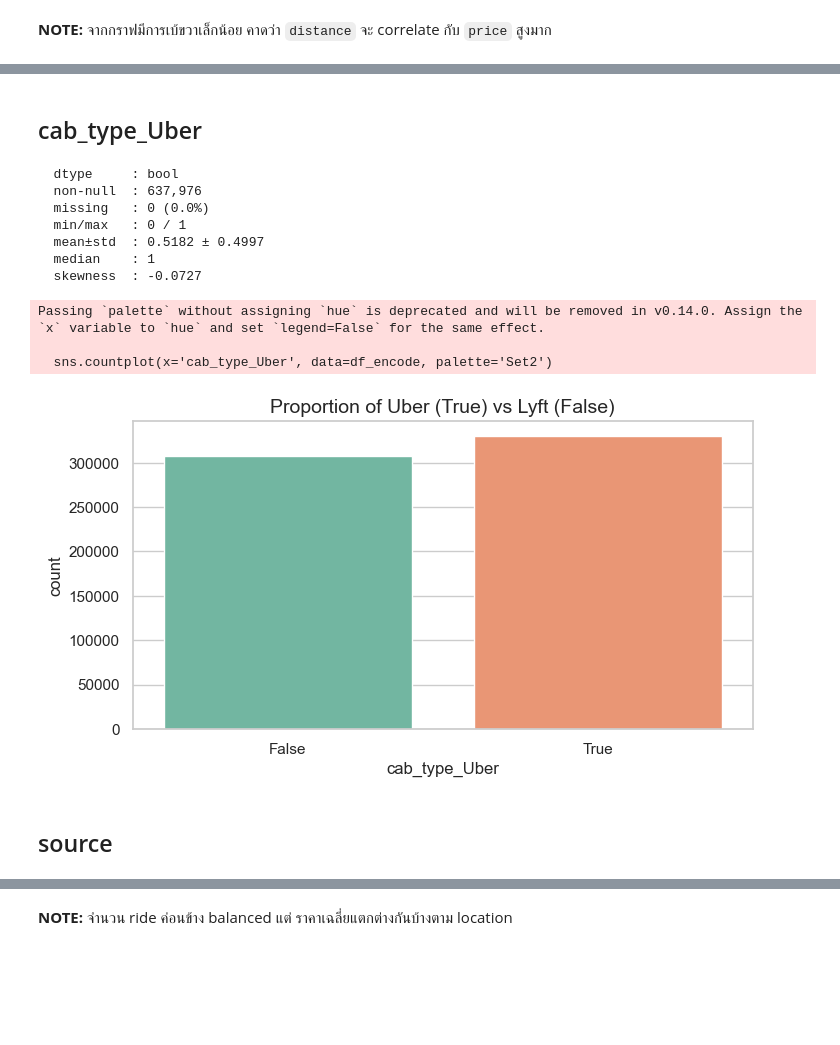
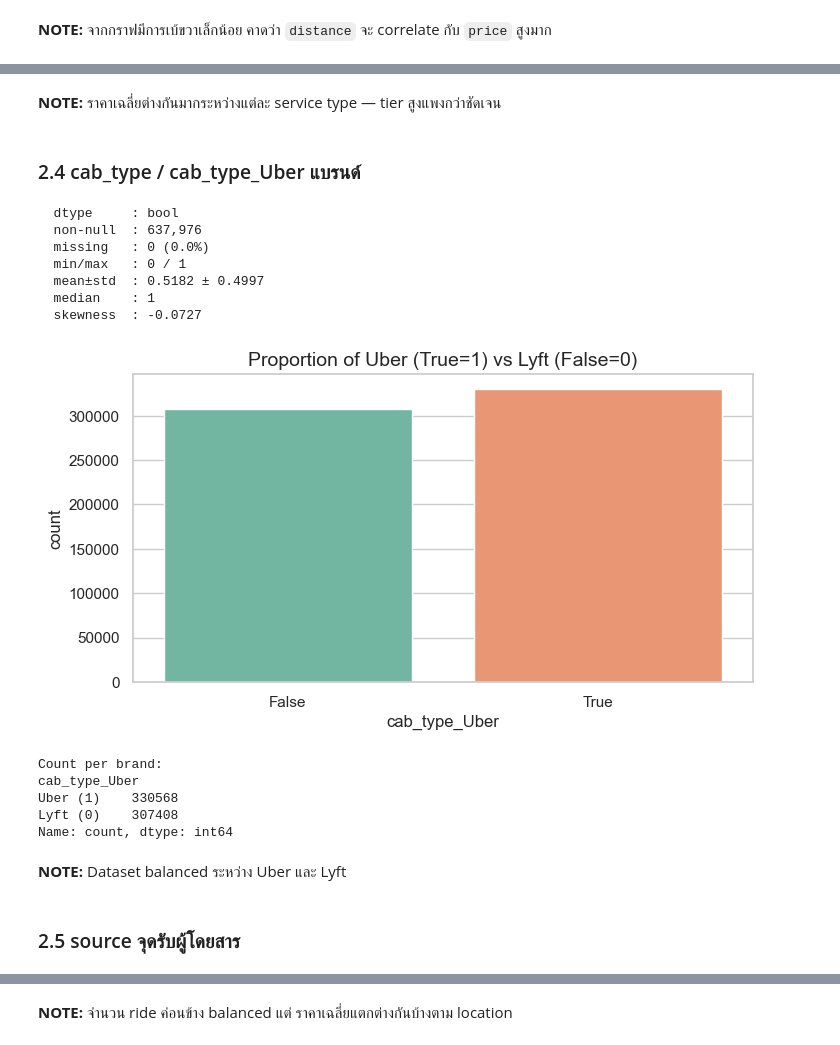
Before and after one commit to Bobbie-CPE38/cpe232-final-project, a Jupyter notebook: notebooks/eda_univariate.ipynb, the cells around one changed output, grey strips where cells are left out. Cells and saved outputs as stored; diff of their text form; code cells hidden in the pictures; blank space fills up the shorter version.

```diff
--- a/notebooks/eda_univariate.ipynb
+++ b/notebooks/eda_univariate.ipynb
@@ -150,5 +207,7 @@ Passing `palette` without assigning `hue` is deprecated and will be removed in v
+# %% [markdown]
+**NOTE:** ราคาเฉลี่ยต่างกันมากระหว่างแต่ละ service type — tier สูงแพงกว่าชัดเจน
 # %% [markdown]
-## cab_type_Uber
+### 2.4 cab_type / cab_type_Uber  แบรนด์
 # %%
 quick_summary('cab_type_Uber',df_encode)
 # %% [output]
@@ -162,15 +221,24 @@ quick_summary('cab_type_Uber',df_encode)
 # %%
 plt.figure(figsize=(8, 4))
 sns.countplot(x='cab_type_Uber', data=df_encode, palette='Set2')
-plt.title('Proportion of Uber (True) vs Lyft (False)')
+plt.title('Proportion of Uber (True=1) vs Lyft (False=0)')
+plt.xlabel('cab_type_Uber')
 plt.show()
+
+print("Count per brand:")
+vc = df_encode['cab_type_Uber'].value_counts()
+print(vc.rename({1: 'Uber (1)', 0: 'Lyft (0)'}))
 # %% [output]
+[figure, new version]
-Passing `palette` without assigning `hue` is deprecated and will be removed in v0.14.0. Assign the `x` variable to `hue` and set `legend=False` for the same effect.
-
-  sns.countplot(x='cab_type_Uber', data=df_encode, palette='Set2')
+Count per brand:
+cab_type_Uber
+Uber (1)    330568
+Lyft (0)    307408
+Name: count, dtype: int64
-[figure, old version]
+# %% [markdown]
+**NOTE:** Dataset balanced ระหว่าง Uber และ Lyft
 # %% [markdown]
-## source
+### 2.5 source จุดรับผู้โดยสาร
 # %%
 quick_summary('source')
 # %% [output]
```
Also changed, not shown: parts of 76 cells of this notebook.
